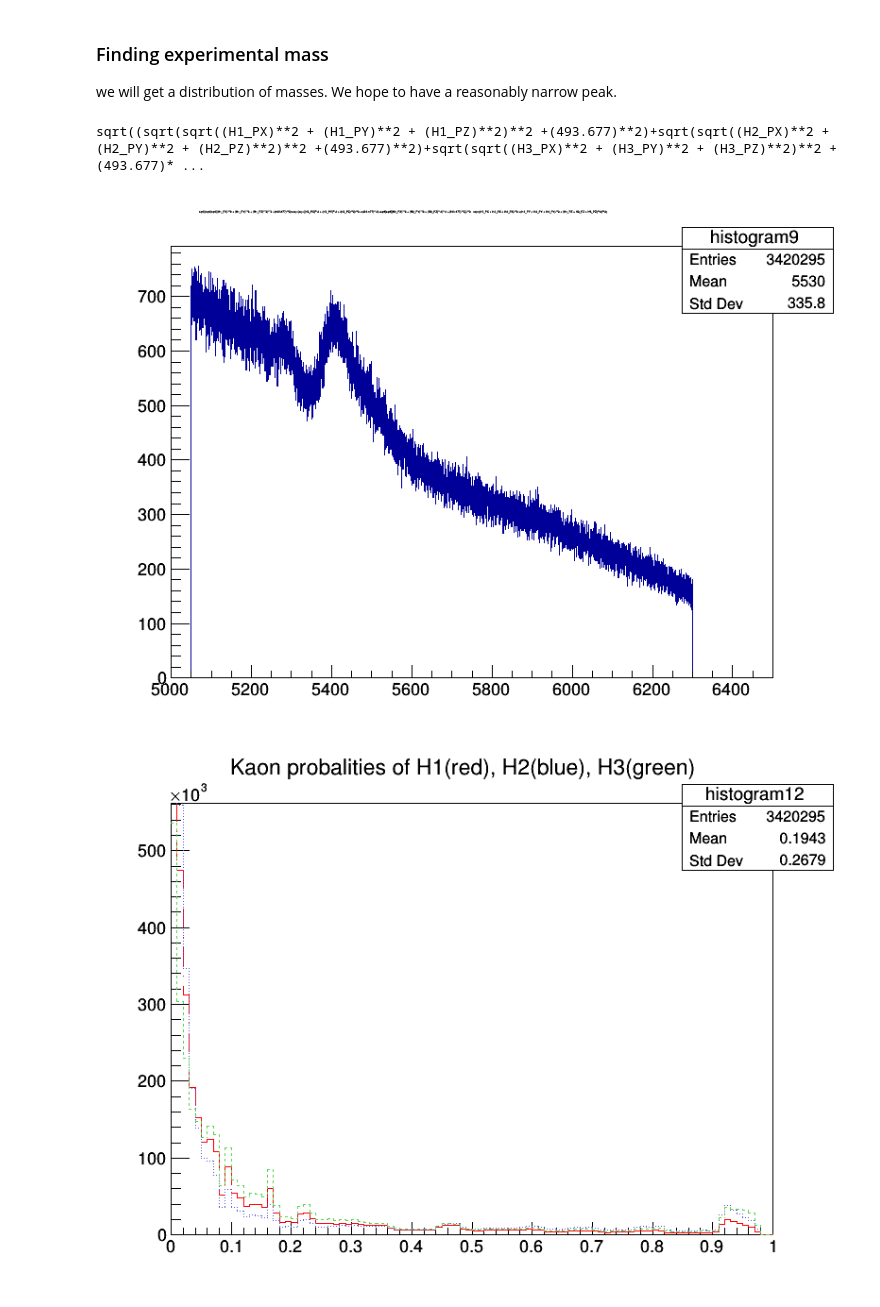
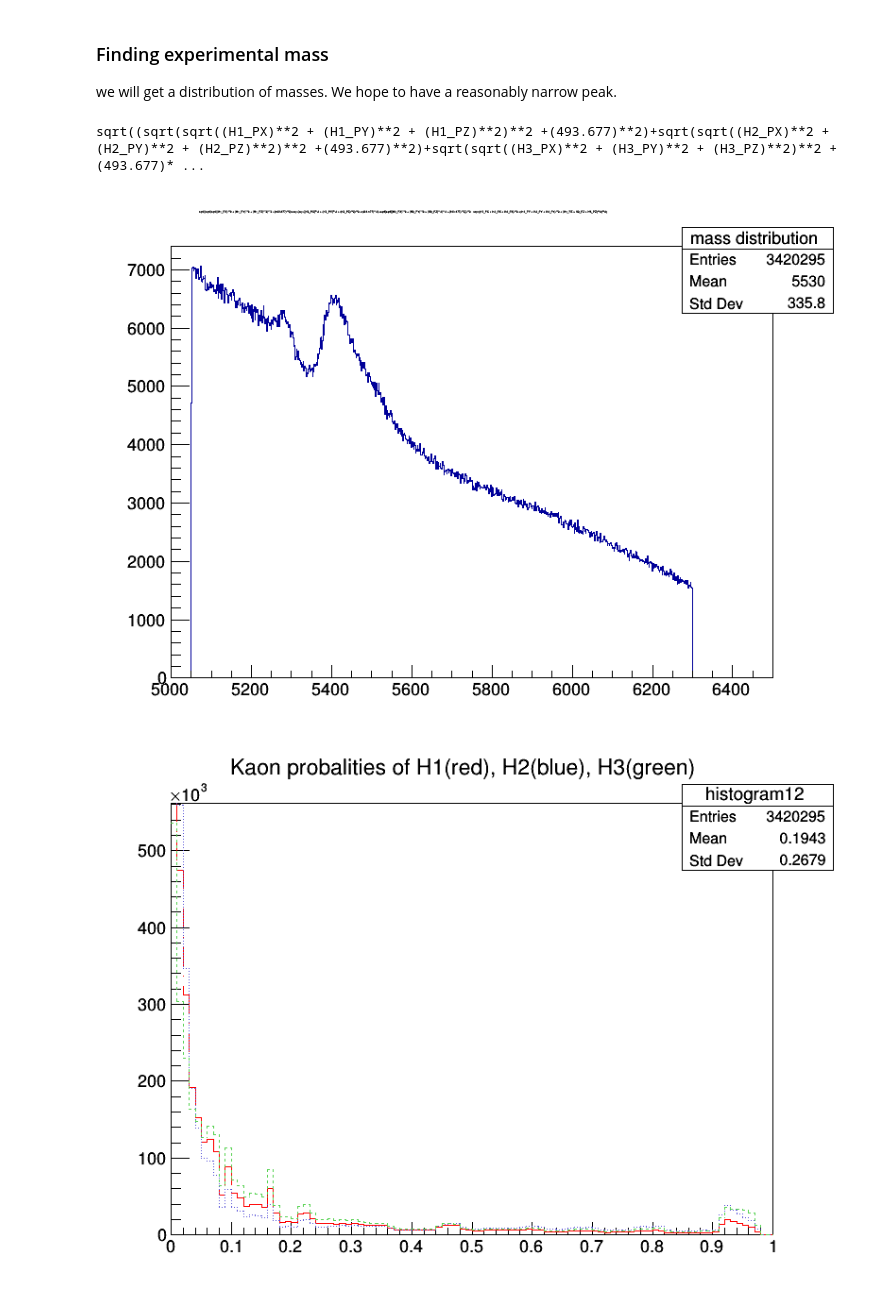
Before and after one commit to marijnwolf/marijnwolf, a Jupyter notebook: week_4_exercise_Marijn_Wolf.ipynb, the cells around one changed output. Saved outputs shown, nothing was run; the diff lists cells and outputs as text; code cells hidden in the pictures.

```diff
--- a/week_4_exercise_Marijn_Wolf.ipynb
+++ b/week_4_exercise_Marijn_Wolf.ipynb
@@ -263,23 +263,23 @@ We hope to have a reasonably narrow peak.
 # %%
 #Use the energy of the B meson and momentum of the B meson as inputs and
 #calculate the mass of the B meson (Found by analysis of the daughter products)
 #(mass = sqrt(Energy^2 - Momentum^2))
 b_energy = energy(p1)+"+"+energy(p2)+"+"+energy(p3)
 mass_exp_b = "sqrt(("+b_energy+")**2 - "+tot_momentum_b+"**2)"
 
 print (mass_exp_b)
 
 #Now plot a histogram of the range of masses of the B meson.
 #Does this match what we would expect from theory?
 
 
 expmasshisto = ROOT.TCanvas("mass","mass",800,600)
-tree.Draw((mass_exp_b)+">>histogram9(10000,5000,6500)")
-histogram9 = ROOT.gDirectory.Get("histogram9")
+tree.Draw((mass_exp_b)+">>mass distribution(1000,5000,6500)")
+histogram9 = ROOT.gDirectory.Get("mass distribution")
 expmasshisto.Draw()
 # %% [output]
 sqrt((sqrt(sqrt((H1_PX)**2 + (H1_PY)**2 + (H1_PZ)**2)**2 +(493.677)**2)+sqrt(sqrt((H2_PX)**2 + (H2_PY)**2 + (H2_PZ)**2)**2 +(493.677)**2)+sqrt(sqrt((H3_PX)**2 + (H3_PY)**2 + (H3_PZ)**2)**2 +(493.677)* ...
-[figure, old version]
+[figure, new version]
 # %%
 
 #During detection, software attributes the probability of a particle being a Kaon or a Pion (in the H1_ProbK or H1_ProbPi variable)
```
Also changed, not shown: parts of 17 cells of this notebook.
